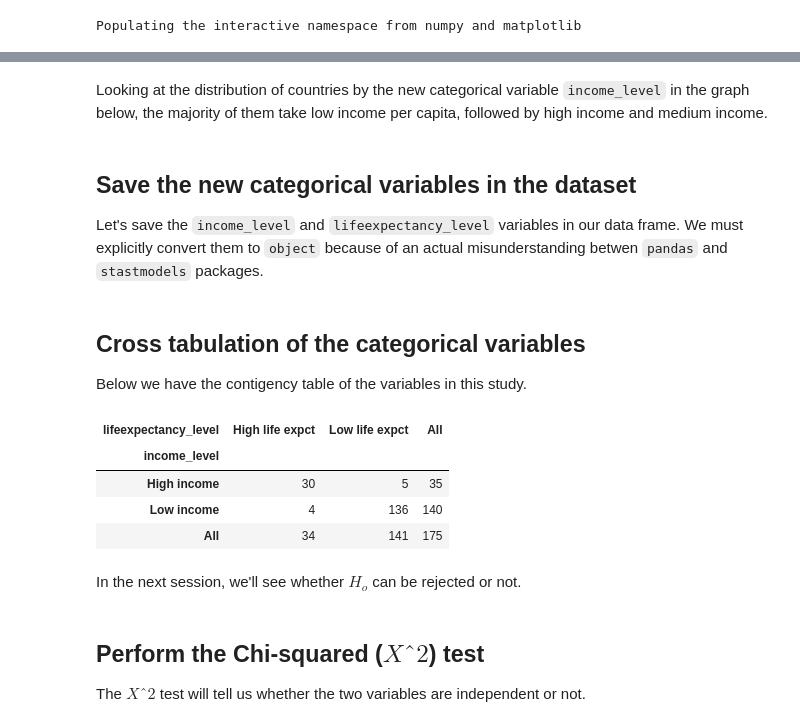
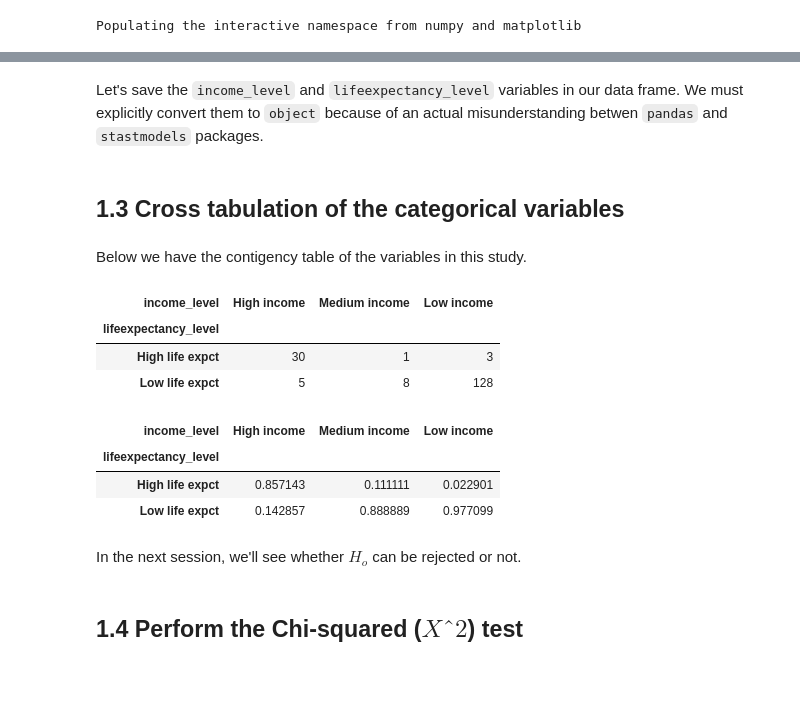
Before and after one commit to sergiosilvar/coursera_data_analysis_tools, a Jupyter notebook: Week_2.ipynb, the cells around one changed output, grey strips where cells are left out. Saved outputs shown, nothing was run; the diff lists cells and outputs as text; code cells hidden in the pictures; blank space fills up the shorter version.

```diff
--- a/Week_2.ipynb
+++ b/Week_2.ipynb
@@ -75,6 +101,6 @@ We'll create the categorical variable `income_level` based on USA poverty thresh
 # http://www.irp.wisc.edu/faqs/faq1.htm
 income_threshold= 11720
 income_level = pd.cut(df.incomeperperson,
-    [0,income_threshold, df.incomeperperson.max() ],
-    labels=['Low income','High income'])
+    [0,income_threshold*0.7, income_threshold, df.incomeperperson.max() ],
+    labels=['Low income', 'Medium income', 'High income'])
 # %%
@@ -111,27 +135,38 @@ yticks(fontsize=12),xticks(fontsize=12);
-# %% [markdown]
-Looking at the distribution of countries by the new categorical variable `income_level` in the graph below, the majority of them take low income per capita, followed by high income and medium income.
 # %% [markdown]
-## Save the new categorical variables in the dataset
 Let's save the `income_level` and `lifeexpectancy_level` variables in our data frame. We must explicitly convert them to `object` because of an actual misunderstanding betwen `pandas` and `stastmodels` packages.
 # %%
 import numpy as np
 df['income_level'] = income_level.astype(np.object)
 df['lifeexpectancy_level'] = lifeexpectancy_level.astype(np.object)
+# %% [markdown]
+## 1.3 Cross tabulation of the categorical variables
 # %% [markdown]
-## Cross tabulation of the categorical variables
-
 Below we have the contigency table of the variables in this study.
-# %%
-pd.crosstab(df.income_level, df.lifeexpectancy_level, margins=True)
-# %% [output]
-| lifeexpectancy_level | High life expct | Low life expct | All |
-| income_level |  |  |  |
-| High income | 30 | 5 | 35 |
-| Low income | 4 | 136 | 140 |
-| All | 34 | 141 | 175 |
+# %%
+# Numeric cross tabulation.
+xtab = pd.crosstab(df.lifeexpectancy_level, df.income_level)
+
+# Sort manually the columns.
+xtab = xtab[['High income', 'Medium income', 'Low income']]
+
+# Print to output.
+xtab
+# %% [output]
+| income_level | High income | Medium income | Low income |
+| lifeexpectancy_level |  |  |  |
+| High life expct | 30 | 1 | 3 |
+| Low life expct | 5 | 8 | 128 |
+# %%
+# Percentage cross tabulation
+xtabsum = xtab.sum(axis=0)
+xtabpct = xtab/xtabsum
+xtabpct
+# %% [output]
+| income_level | High income | Medium income | Low income |
+| lifeexpectancy_level |  |  |  |
+| High life expct | 0.857143 | 0.111111 | 0.022901 |
+| Low life expct | 0.142857 | 0.888889 | 0.977099 |
 # %% [markdown]
 In the next session, we'll see whether $H_o$ can be rejected or not.
 # %% [markdown]
-## Perform the Chi-squared ($Xˆ2$) test
-
-The $Xˆ2$ test will tell us whether the two variables are independent or not.
+## 1.4 Perform the Chi-squared ($Xˆ2$) test
```
Also changed, not shown: parts of 50 cells of this notebook.
